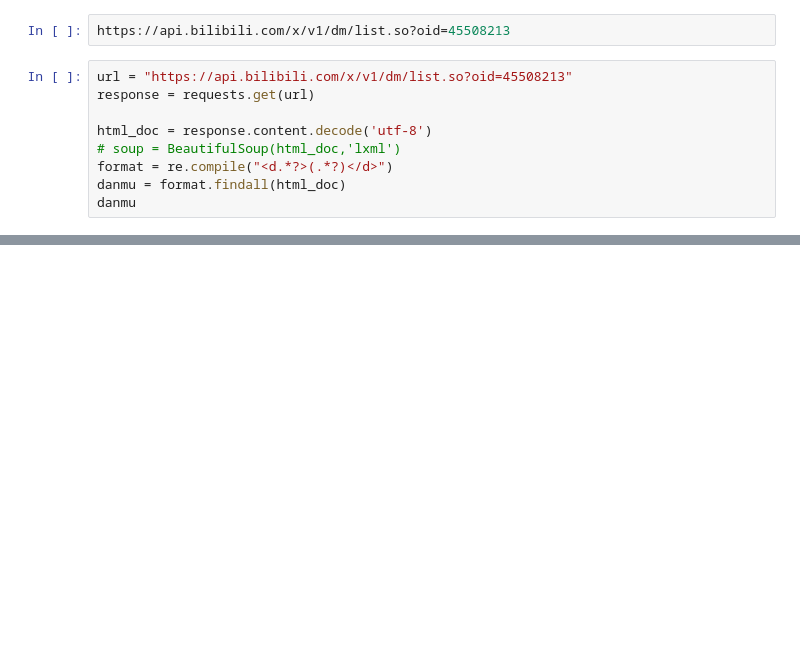
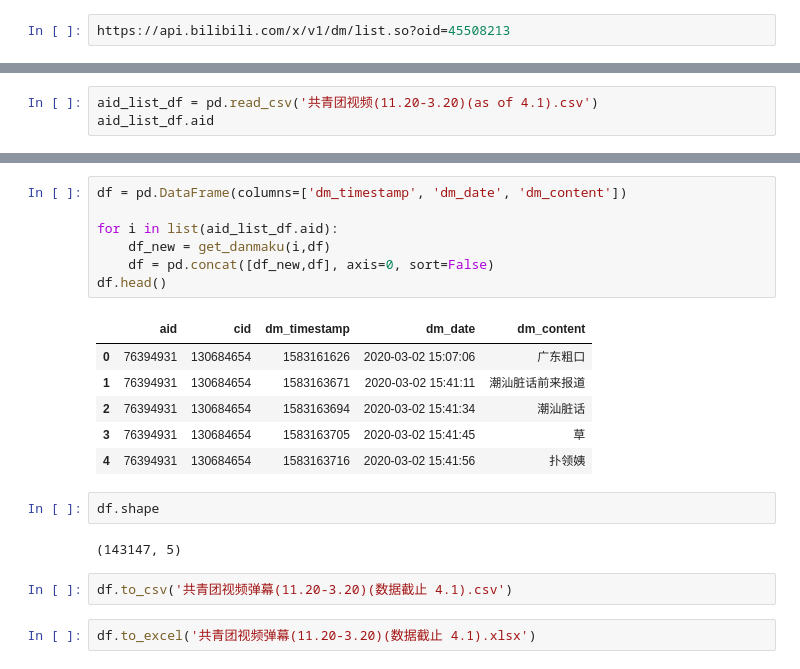
Before and after one commit to Butterflyer043/My-projects, a Jupyter notebook: Bilibili-Text Anly/Bilibili Scrape -- danmaku.ipynb, the cells around one changed output, grey strips where cells are left out. Drawn from its saved outputs; the diff is of its cells as text; blank space fills up the shorter version.

```diff
--- a/Bilibili-Text Anly/Bilibili Scrape -- danmaku.ipynb
+++ b/Bilibili-Text Anly/Bilibili Scrape -- danmaku.ipynb
@@ -12,12 +12,3 @@ import xml.etree.ElementTree as etree
 import re
 # %%
 https://api.bilibili.com/x/v1/dm/list.so?oid=45508213
-# %%
-url = "https://api.bilibili.com/x/v1/dm/list.so?oid=45508213"
-response = requests.get(url)
-
-html_doc = response.content.decode('utf-8')
-# soup = BeautifulSoup(html_doc,'lxml')
-format = re.compile("<d.*?>(.*?)</d>")
-danmu = format.findall(html_doc)
-danmu
@@ -63,0 +92,3 @@ danmu
+# %%
+aid_list_df = pd.read_csv('共青团视频(11.20-3.20)(as of 4.1).csv')
+aid_list_df.aid
@@ -63,0 +113,22 @@ danmu
+# %%
+df = pd.DataFrame(columns=['dm_timestamp', 'dm_date', 'dm_content'])
+
+for i in list(aid_list_df.aid):
+    df_new = get_danmaku(i,df)
+    df = pd.concat([df_new,df], axis=0, sort=False)
+df.head()
+# %% [output]
+|  | aid | cid | dm_timestamp | dm_date | dm_content |
+| 0 | 76394931 | 130684654 | 1583161626 | 2020-03-02 15:07:06 | 广东粗口 |
+| 1 | 76394931 | 130684654 | 1583163671 | 2020-03-02 15:41:11 | 潮汕脏话前来报道 |
+| 2 | 76394931 | 130684654 | 1583163694 | 2020-03-02 15:41:34 | 潮汕脏话 |
+| 3 | 76394931 | 130684654 | 1583163705 | 2020-03-02 15:41:45 | 草 |
+| 4 | 76394931 | 130684654 | 1583163716 | 2020-03-02 15:41:56 | 扑领姨 |
+# %%
+df.shape
+# %% [output]
+(143147, 5)
+# %%
+df.to_csv('共青团视频弹幕(11.20-3.20)(数据截止 4.1).csv')
+# %%
+df.to_excel('共青团视频弹幕(11.20-3.20)(数据截止 4.1).xlsx')
```
Also changed, not shown: parts of 9 cells of this notebook, 11 other files.
